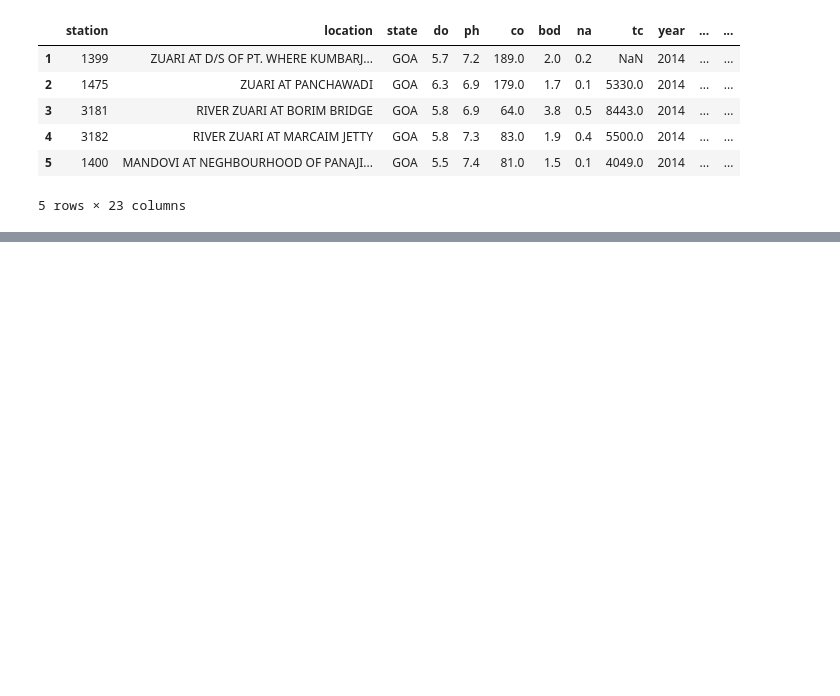
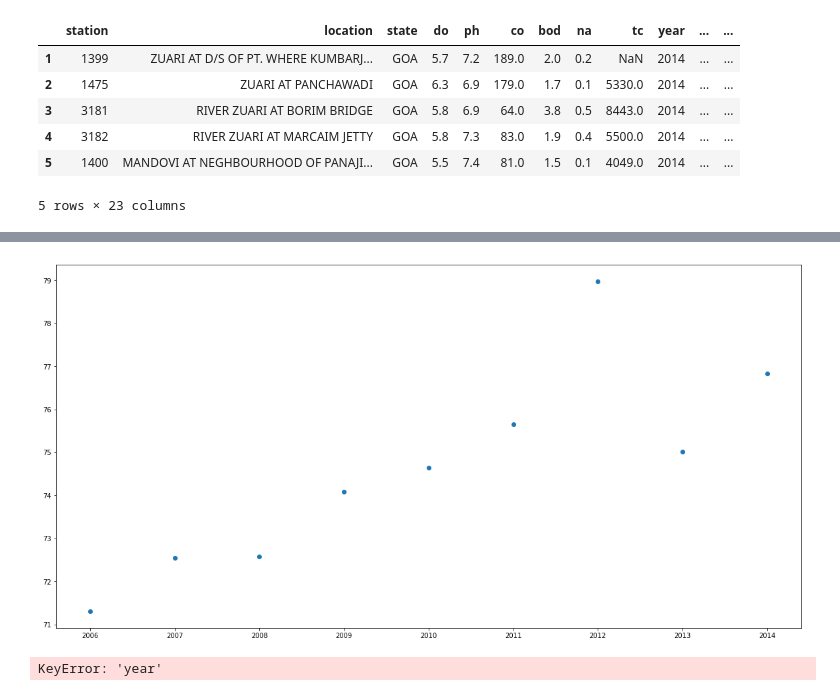
Before and after one commit to katreparitosh/Water-Quality-Analysis, a Jupyter notebook: Code/Water-Quaity-Kernel.ipynb, the cells around one changed output, grey strips where cells are left out. Saved outputs shown, nothing was run; the diff lists cells and outputs as text; code cells hidden in the pictures; blank space fills up the shorter version.

```diff
--- a/Code/Water-Quaity-Kernel.ipynb
+++ b/Code/Water-Quaity-Kernel.ipynb
@@ -222,0 +262,3 @@ data.hea
+# %%
+data = data[np.isfinite(data['wqi'])]
+data.head()
@@ -222,0 +272,16 @@ data.hea
+# %%
+cols = ['year']
+y = data['wqi']
+x = data[cols]
+
+plt.scatter(x, y)
+plt.show()
+# %% [output]
+[figure, added]
+# %%
+import matplotlib.pyplot as plt
+data=data.set_index('year')
+data.plot(figsize=(15,6))
+plt.show()
+# %% [output]
+KeyError: 'year'
```
Also changed, not shown: parts of 8 cells of this notebook.
